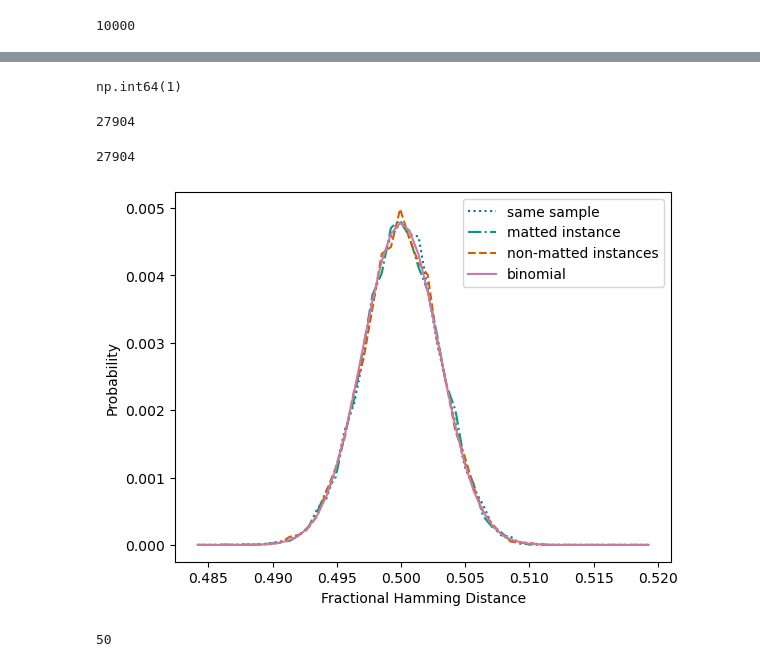
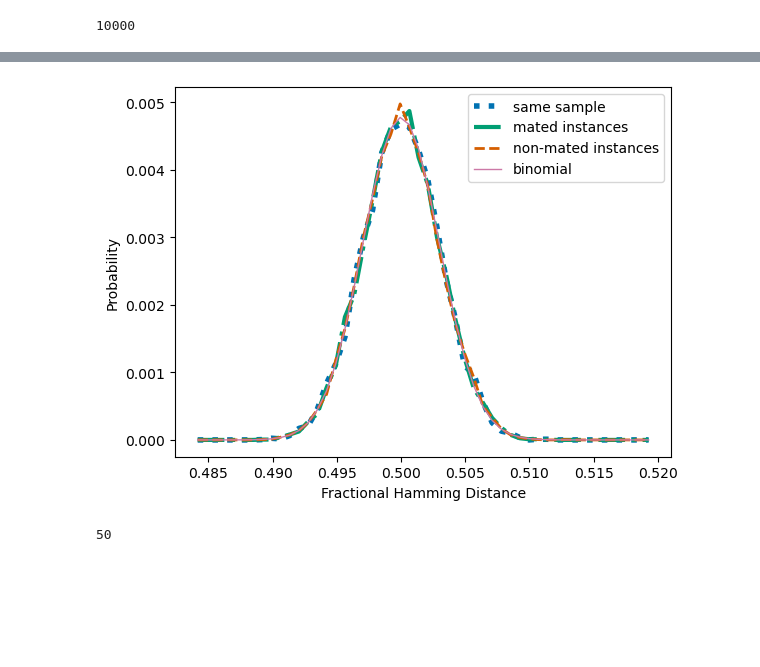
Before and after one commit to joseb4/PQClean, a Jupyter notebook: crypto_kem/mceliece8192128/clean/revocability.ipynb, the cells around one changed output, grey strips where cells are left out. Saved outputs shown, nothing was run; the diff lists cells and outputs as text; code cells hidden in the pictures; blank space fills up the shorter version.

```diff
--- a/crypto_kem/mceliece8192128/clean/revocability.ipynb
+++ b/crypto_kem/mceliece8192128/clean/revocability.ipynb
@@ -52,7 +48,3 @@ print(np.bitw(np.unpackbits(same_sample[10])))
-# %%
-np.bitwise_xor(0, 1)
-# %% [output]
-np.int64(1)
 # %%
 hamming_distances_same_sample = []
 hamming_distances_diff_sample = []
@@ -65,10 +57,6 @@ for i,j in list_combinatiosn:
     hamming_distances_diff_sample.append(np.unpackbits(xor_result).sum())
     xor_result = np.bitwise_xor(same_instance[i], same_instance[j])
     hamming_distances_same_instance.append(np.unpackbits(xor_result).sum())
-# %%
-SYS_N*8
-# %% [output]
-27904
 # %%
 bins = np.arange(13500, 14501, 20)
 H1, centers1 = np.histogram(hamming_distances_same_sample, density = True, bins = bins)
@@ -78,21 +66,17 @@ centers2 = (centers2[1:]+centers2[:-1])/2
 H3, centers3 = np.histogram(hamming_distances_diff_sample, bins = bins, density = True)
 centers3 = (centers3[1:]+centers3[:-1])/2
 H4 = binom.pmf(centers2, SYS_N*8, 0.5)
-# %%
-print(SYS_N*8)
-# %% [output]
-27904
 # %%
-plt.plot(centers1/SYS_N/8, H1*1, label="same sample", linestyle="dotted", color="#0072B2")  # Blue
-plt.plot(centers2/SYS_N/8, H2*1, label="matted instance", linestyle="-.", color="#009E73")  # Green
-plt.plot(centers3/SYS_N/8, H3, label="non-matted instances", linestyle="--", color="#D55E00")  # Orange
-plt.plot(centers2/SYS_N/8, binom.pmf(centers2, 27904, 0.5), label="binomial", color="#CC79A7")  # Purple
+plt.plot(centers1/SYS_N/8, H1*1, label="same sample", linestyle="dotted", color="#0072B2", linewidth= 4)  # Blue
+plt.plot(centers2/SYS_N/8, H2*1, label="mated instances", linestyle="-.", color="#009E73", linewidth= 3)  # Green
+plt.plot(centers3/SYS_N/8, H3, label="non-mated instances", linestyle="--", color="#D55E00", linewidth= 2)  # Orange
+plt.plot(centers2/SYS_N/8, binom.pmf(centers2, 27904, 0.5), label="binomial", color="#CC79A7", linewidth= 1.0)  # Purple
 plt.ylabel("Probability")
 plt.xlabel("Fractional Hamming Distance")
 plt.legend()
 plt.savefig("revocability_unlinkability.pdf", bbox_inches='tight')
 # %% [output]
-[figure, old version]
+[figure, new version]
 # %%
 len(H1)
 # %% [output]
```
Also changed, not shown: parts of 1 cell of this notebook, 1 other file.
